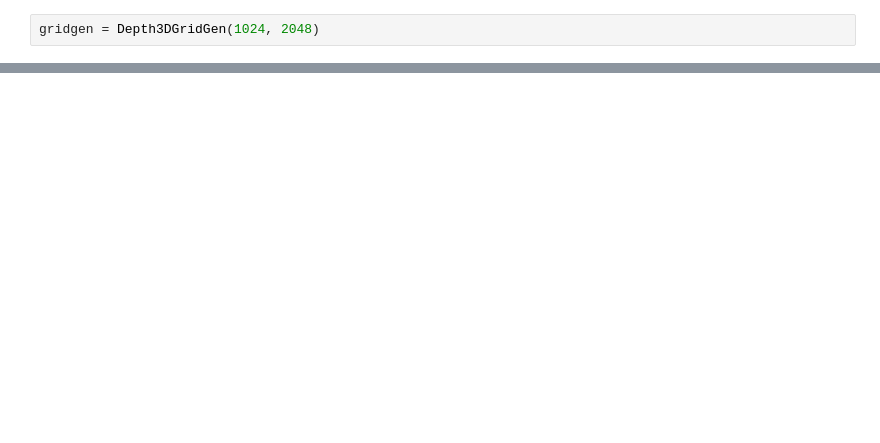
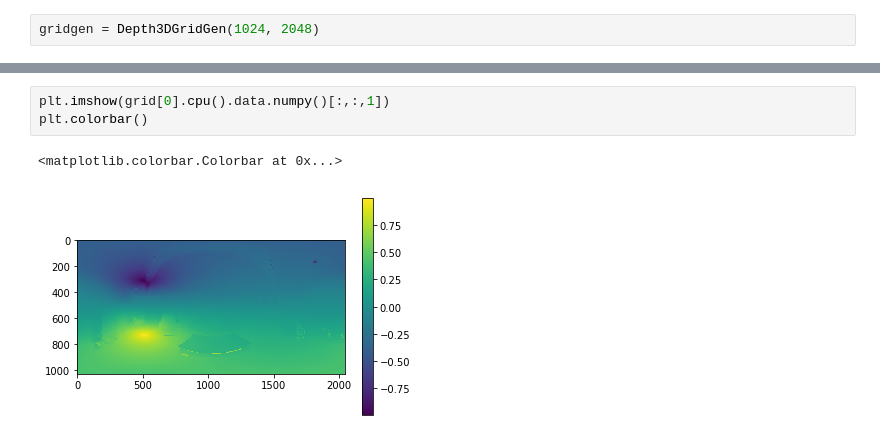
Before and after one commit to StanfordVL/GibsonEnv, a Jupyter notebook: dev/new_stn.ipynb, the cells around one changed output, grey strips where cells are left out. Cells and saved outputs as stored; diff of their text form; blank space fills up the shorter version.

```diff
--- a/dev/new_stn.ipynb
+++ b/dev/new_stn.ipynb
@@ -135,0 +201,6 @@ IndexError: tuple index out of range
+# %%
+plt.imshow(grid[0].cpu().data.numpy()[:,:,1])
+plt.colorbar()
+# %% [output]
+<matplotlib.colorbar.Colorbar at 0x...>
+[figure, added]
```
Also changed, not shown: parts of 18 cells of this notebook, 1 other file.
